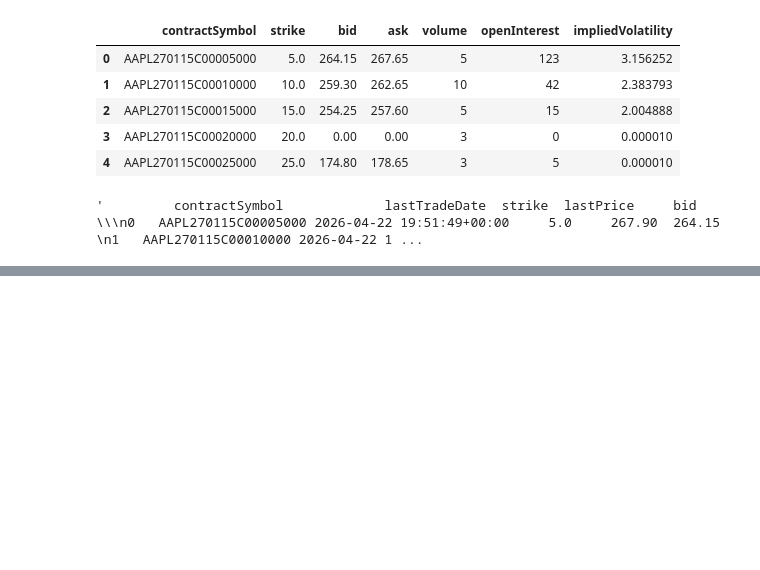
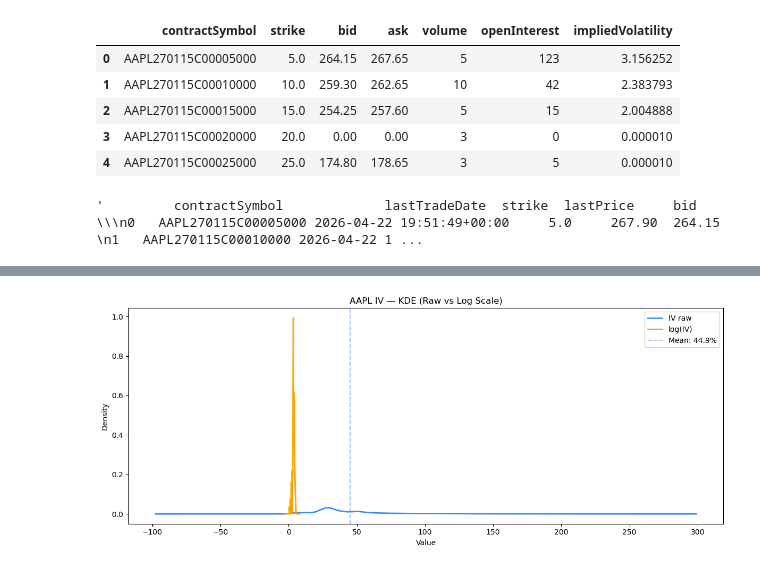
Before and after one commit to luislimon12/appl-catalyst-intelligence, a Jupyter notebook: notebooks/01_yfinance_data_check.ipynb, the cells around one changed output, grey strips where cells are left out. Saved outputs shown, nothing was run; the diff lists cells and outputs as text; code cells hidden in the pictures; blank space fills up the shorter version.

```diff
--- a/notebooks/01_yfinance_data_check.ipynb
+++ b/notebooks/01_yfinance_data_check.ipynb
@@ -77,0 +190,20 @@ str(calls_df)
+# %%
+fig, ax = plt.subplots(figsize=(12, 5))
+
+iv.plot.kde(ax=ax, color="#388bfd", linewidth=2, label="IV raw")
+## smoothed continuous curve of raw IV — shows the true shape without bin-width bias
+
+np.log(iv).plot.kde(ax=ax, color="orange", linewidth=2, label="log(IV)")
+## log(IV) — if this looks like a symmetric bell curve, IV is log-normally distributed
+
+ax.axvline(iv.mean(), color="#388bfd", linestyle="--", alpha=0.5, label=f"Mean: {iv.mean():.1f}%")
+## vertical line at the mean so you can see where the center sits relative to the peak
+
+ax.set_title("AAPL IV — KDE (Raw vs Log Scale)")
+ax.set_xlabel("Value")
+ax.set_ylabel("Density")
+ax.legend()
+plt.tight_layout()
+plt.show()
+# %% [output]
+[figure, added]
```
Also changed, not shown: parts of 18 cells of this notebook, 12 other files.
